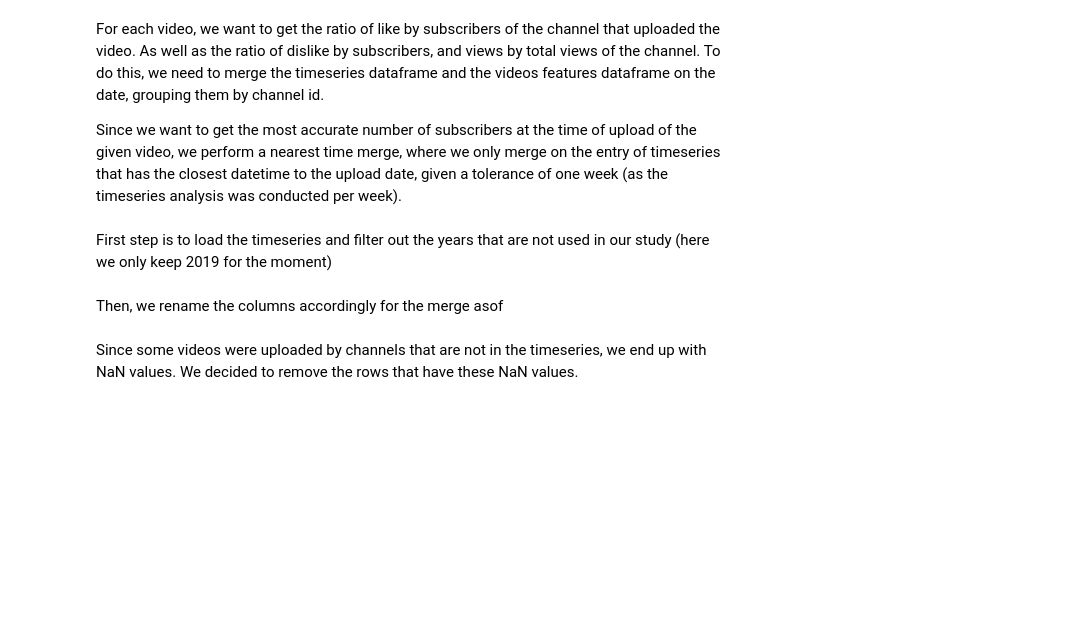
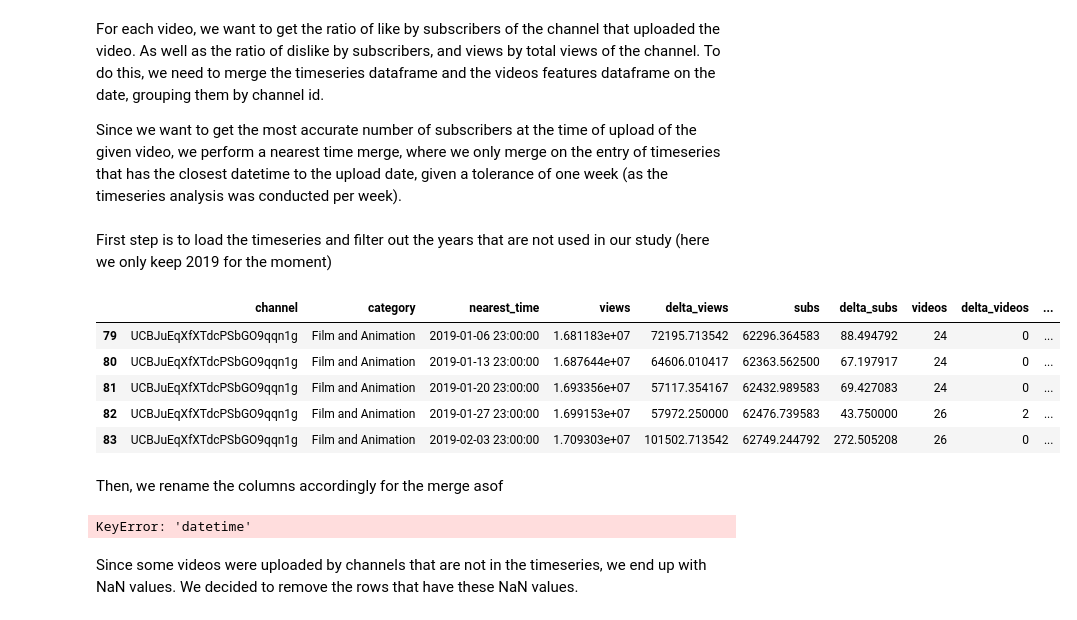
Before and after one commit to epfl-ada/ada-2022-project-adagang, a Jupyter notebook: exploration.ipynb, the cells around one changed output. Drawn from its saved outputs; the diff is of its cells as text; code cells hidden in the pictures; blank space fills up the shorter version.

```diff
--- a/exploration.ipynb
+++ b/exploration.ipynb
@@ -219,13 +230,24 @@ First step is to load the timeseries and filter out the years that are not used
 # %%
 df_timeseries = pd.read_csv("data/df_timeseries_en.tsv", sep="\t")
 df_timeseries_2019 = df_timeseries[pd.to_datetime(df_timeseries["datetime"]).dt.year == 2019]
+# %%
+df_timeseries_2019.head(5)
+# %% [output]
+|  | channel | category | nearest_time | views | delta_views | subs | delta_subs | videos | delta_videos | ... |
+| 79 | UCBJuEqXfXTdcPSbGO9qqn1g | Film and Animation | 2019-01-06 23:00:00 | 1.681183e+07 | 72195.713542 | 62296.364583 | 88.494792 | 24 | 0 | ... |
+| 80 | UCBJuEqXfXTdcPSbGO9qqn1g | Film and Animation | 2019-01-13 23:00:00 | 1.687644e+07 | 64606.010417 | 62363.562500 | 67.197917 | 24 | 0 | ... |
+| 81 | UCBJuEqXfXTdcPSbGO9qqn1g | Film and Animation | 2019-01-20 23:00:00 | 1.693356e+07 | 57117.354167 | 62432.989583 | 69.427083 | 24 | 0 | ... |
+| 82 | UCBJuEqXfXTdcPSbGO9qqn1g | Film and Animation | 2019-01-27 23:00:00 | 1.699153e+07 | 57972.250000 | 62476.739583 | 43.750000 | 26 | 2 | ... |
+| 83 | UCBJuEqXfXTdcPSbGO9qqn1g | Film and Animation | 2019-02-03 23:00:00 | 1.709303e+07 | 101502.713542 | 62749.244792 | 272.505208 | 26 | 0 | ... |
 # %% [markdown]
 Then, we rename the columns accordingly for the merge asof
 # %%
-df_timeseries_2019["datetime"] = pd.to_datetime(df_timeseries_2019["datetime"])
+df_timeseries_2019["datetime"] = pd.to_datetime(df_timeseries_2019['datetime'])
 df_timeseries_2019.rename({"datetime": "nearest_time"}, axis=1, inplace=True)
-videos_features.rename({"upload_date": "nearest_time"}, axis=1, inplace=True)
+videos.rename({"upload_date": "nearest_time"}, axis=1, inplace=True)
 df_timeseries_2019.rename({"channel": "channel_id"}, axis=1, inplace=True)
+# %% [output]
+KeyError: 'datetime'
 # %%
 videos_on_date_by_channel = pd.merge_asof(videos_features.sort_values("nearest_time"),df_timeseries_2019.sort_values("nearest_time"),on="nearest_time",by="channel_id",allow_exact_matches=True,direction="nearest",tolerance=pd.Timedelta(1,unit="W"))
 # %% [markdown]
```
Also changed, not shown: parts of 6 cells of this notebook.
